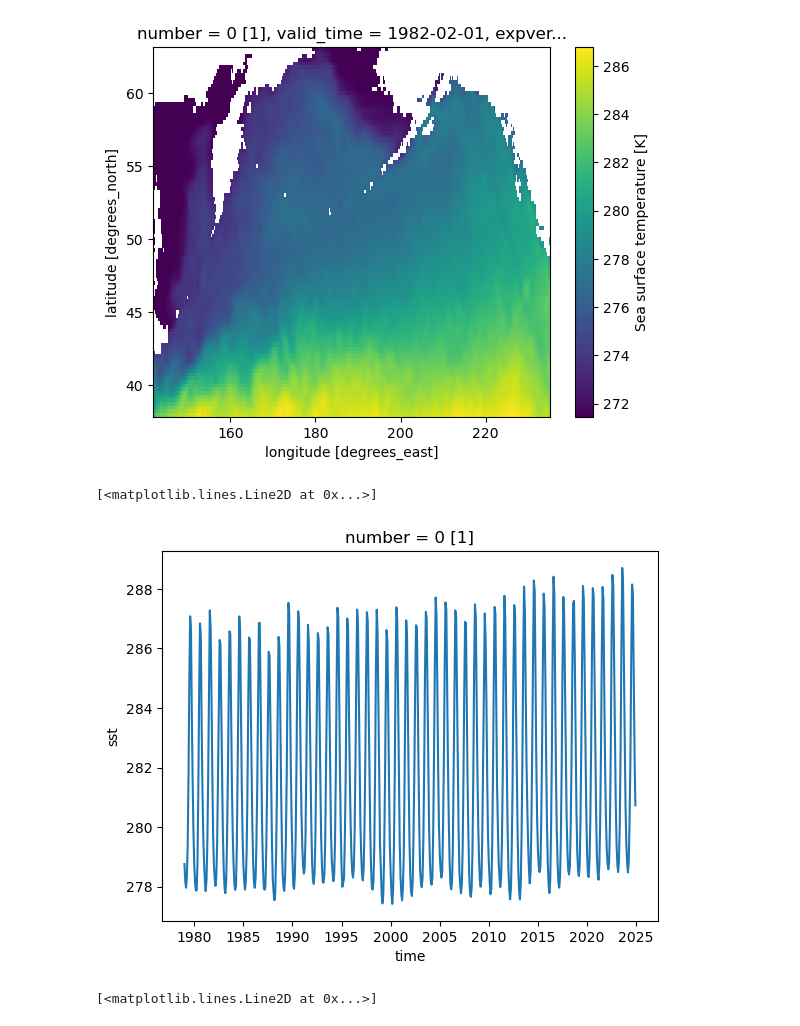
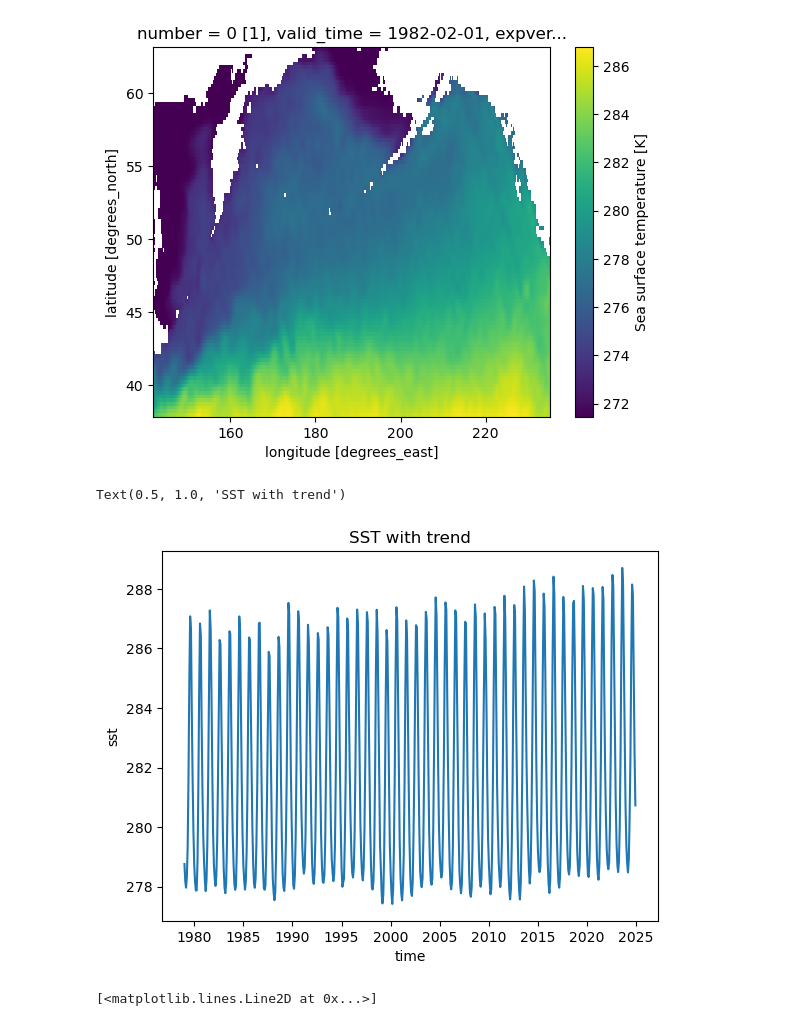
Before and after one commit to ptrierweiler/ATMS-523-Module-8, a Jupyter notebook: trierweiler_project.ipynb, the cells around one changed output. Saved outputs shown, nothing was run; the diff lists cells and outputs as text; code cells hidden in the pictures.

```diff
--- a/trierweiler_project.ipynb
+++ b/trierweiler_project.ipynb
@@ -152,10 +152,9 @@ detr = linear_detrend(ds[["sst"]], time_dim="valid_time")
 # %%
 # plot of surface temperature
 ds['sst'].mean(dim=('latitude','longitude')).plot()
-plt.("SST with trend")
 # %% [output]
-[<matplotlib.lines.Line2D at 0x...>]
+Text(0.5, 1.0, 'SST with trend')
-[figure, old version]
+[figure, new version]
 # %%
 # plot of detrended surface anomalies
 detr['sst'].mean(dim=('latitude','longitude')).plot()
```
Also changed, not shown: parts of 12 cells of this notebook.
